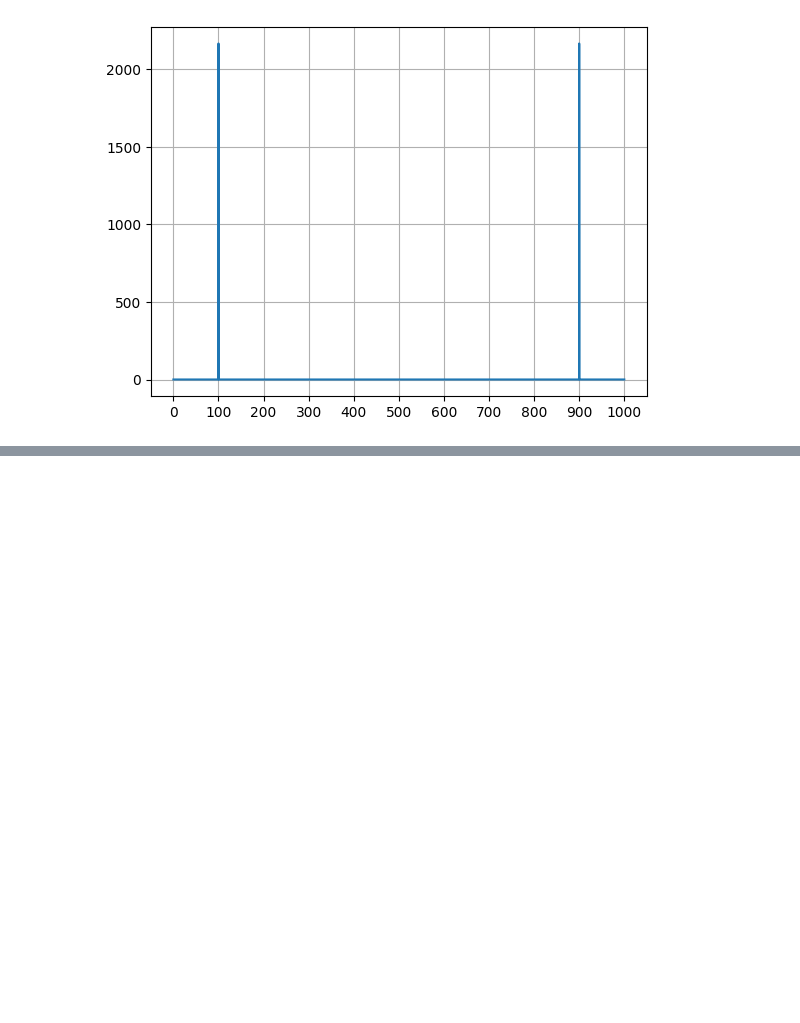
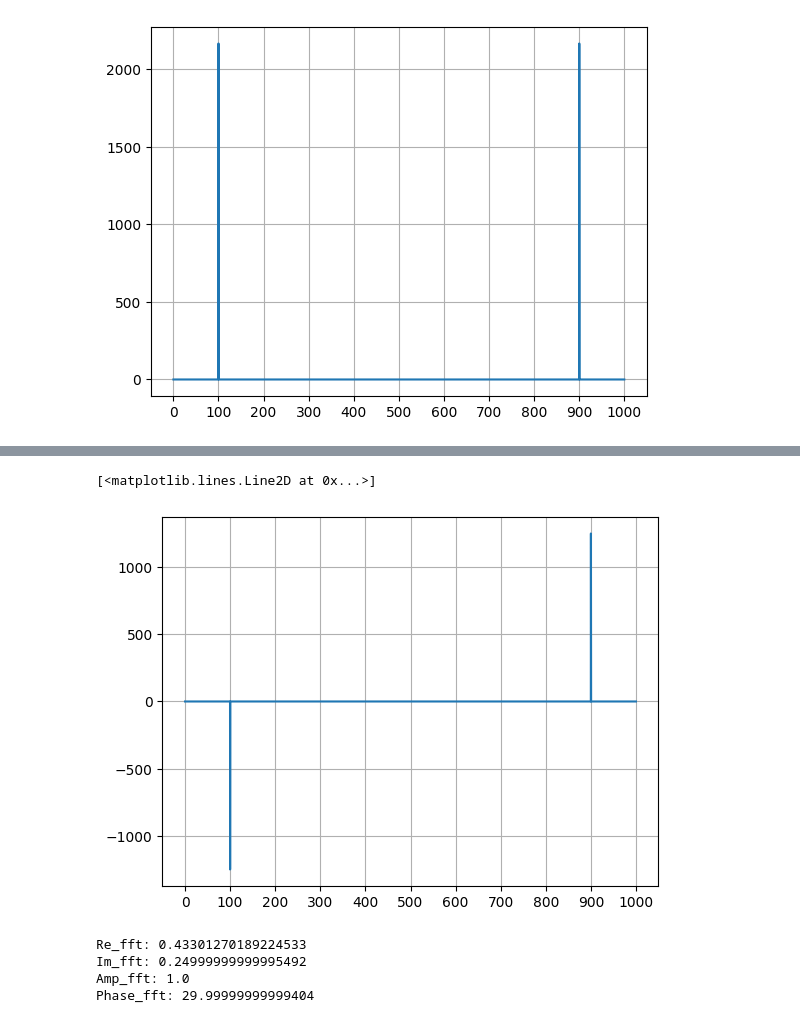
Before and after one commit to aAbstract/some-math, a Jupyter notebook: dft.ipynb, the cells around one changed output, grey strips where cells are left out. Cells and saved outputs as stored; diff of their text form; code cells hidden in the pictures; blank space fills up the shorter version.

```diff
--- a/dft.ipynb
+++ b/dft.ipynb
@@ -112,0 +126,26 @@ Phase: 29.99007707227087
+# %%
+DST_fft = np.imag(sig_fft)
+
+plt.grid()
+plt.xticks(np.arange(0, 1001, 100))
+plt.plot(hz_axis, DST_fft)
+# %% [output]
+[<matplotlib.lines.Line2D at 0x...>]
+[figure, added]
+# %%
+Re_fft = max(DCT_fft) / (FS * T)
+Im_fft = max(DST_fft) / (FS * T)
+
+print('Re_fft:', Re_fft)
+print('Im_fft:', Im_fft)
+
+Amp_fft = 2 * np.sqrt(np.square(Re_fft) + np.square(Im_fft))
+Phase_fft = np.rad2deg(np.arctan2(Im_fft, Re_fft))
+
+print('Amp_fft:', Amp_fft)
+print('Phase_fft:', Phase_fft)
+# %% [output]
+Re_fft: 0.43301270189224533
+Im_fft: 0.24999999999995492
+Amp_fft: 1.0
+Phase_fft: 29.99999999999404
```
Also changed, not shown: parts of 6 cells of this notebook.
